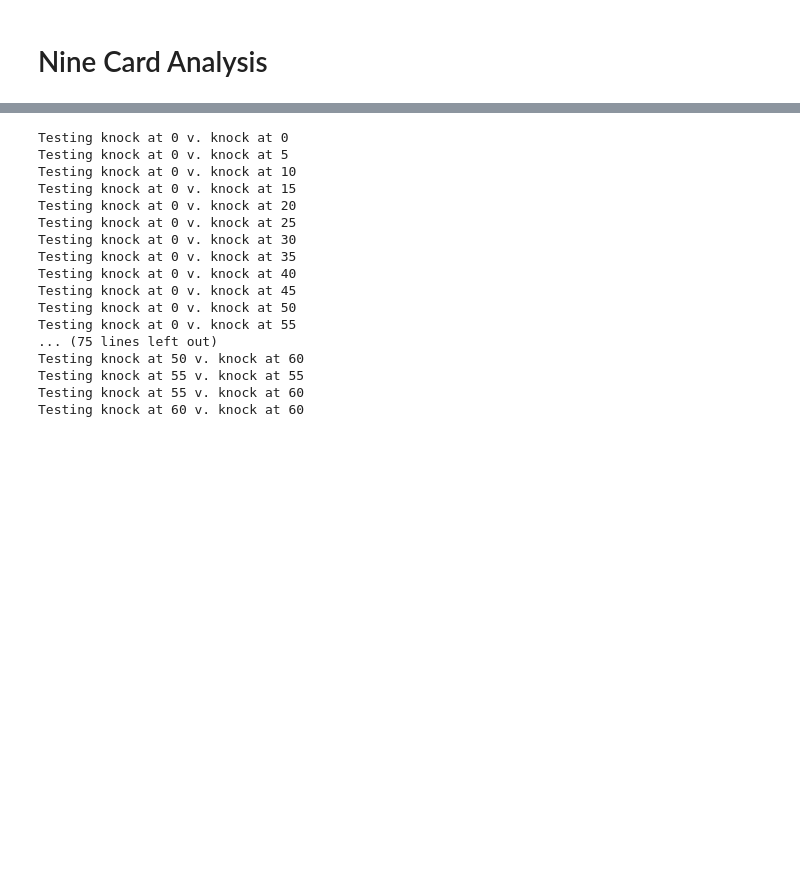
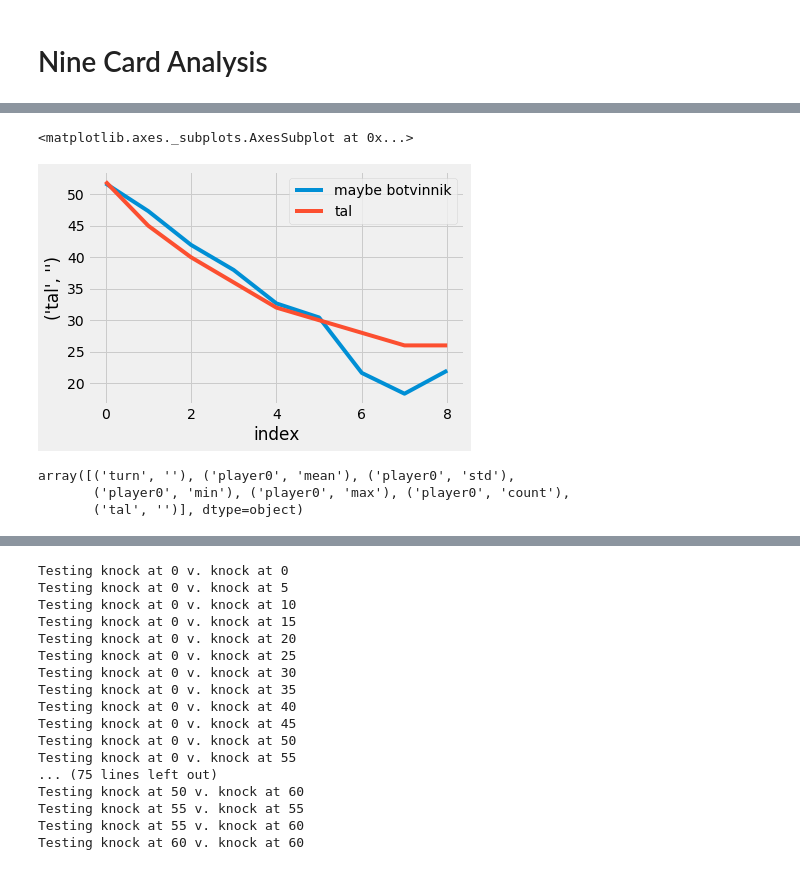
Before and after one commit to bmjoseph/NineCard, a Jupyter notebook: Analysis.ipynb, the cells around one changed output, grey strips where cells are left out. Drawn from its saved outputs; the diff is of its cells as text; code cells hidden in the pictures; blank space fills up the shorter version.

```diff
--- a/Analysis.ipynb
+++ b/Analysis.ipynb
@@ -23,8 +23,11 @@ strat_dict = {"Knock at 0": make_constant_score_knock_strategy(1),
               "Knock at 50": make_constant_score_knock_strategy(50),
               "Knock at 55": make_constant_score_knock_strategy(55),
               "Knock at 60": make_constant_score_knock_strategy(60),
+              "DynamicKnockHigh vs conservative knock 25": make_list_knock_strategy([45, 40, 36, 32, 30, 28, 26, 26, 25]),
               "No Pile": never_draw_from_pile,
               "Pile if Completes": draw_from_pile_if_completes,
-             "Half Length Near Runs and Sets Draw From Pile": half_length_near_runs_sets_draw_from_pile,
+              "Half Length Near Runs and Sets Draw From Pile": half_length_near_runs_sets_draw_from_pile,
+              "Turn 4 Near Runs and Sets Draw From Pile": generate_specific_turn_near_runs_sets_draw_from_pile(5),
+              "Turn 4 Near Runs and Sets Discard": generate_turn_near_runs_sets_discarder(5),
              "Discard Highest Non-Near Runs and Sets": near_runs_sets_discarder,
              "Discard Highest Useless": discard_highest_useless}
@@ -30,0 +85,22 @@ strat_dict = {"Knock at 0": make_constant_score_knock_strategy(1),
+# %%
+# rounds = []
+turn = []
+score_p0 = []
+
+for round_n in botvinnik_spying_100['player0']:
+    for enum0, score0 in enumerate(round_n):
+        turn.append(enum0)
+        score_p0.append(score0)
+
+
+
+starting_scores = []
+for i in range(1000):
+    if i % 100 == 0:
+        print(i)
+    D = Deck()
+    H = Hand()
+    H.add_cards(D.draw(9))
+    starting_scores.append(H.score())
+
+starting_scores[0:5]
@@ -30,0 +119,23 @@ strat_dict = {"Knock at 0": make_constant_score_knock_strategy(1),
+# %%
+p0_turn = pd.DataFrame({'turn': turn, 'player0': score_p0})
+p0_turn_grouped = p0_turn.groupby('turn').agg({'player0': [np.mean, np.std, min, max, 'count']}).reset_index()
+p0_turn_grouped['tal'] = [52, 45, 40, 36, 32, 30, 28, 26, 26]
+p0_turn_grouped[[('player0', 'mean'), ('player0', 'std'), ('tal', '')]]
+p0_turn_grouped = p0_turn_grouped.reset_index()
+p0_turn_grouped.to_csv('data/maybe_botvinnik.csv', index = None)
+# %%
+p0_turn_grouped = p0_turn_grouped.reset_index()
+# %%
+plt.style.use('fivethirtyeight')
+
+sns.lineplot(x = 'index', y = ('player0', 'mean'), data = p0_turn_grouped, label = 'maybe botvinnik')
+sns.lineplot(x = 'index', y = ('tal', ''), data = p0_turn_grouped, label = 'tal')
+# %% [output]
+<matplotlib.axes._subplots.AxesSubplot at 0x...>
+[figure, added]
+# %%
+p0_turn_grouped.columns.values
+# %% [output]
+array([('turn', ''), ('player0', 'mean'), ('player0', 'std'),
+       ('player0', 'min'), ('player0', 'max'), ('player0', 'count'),
+       ('tal', '')], dtype=object)
```
Also changed, not shown: parts of 6 cells of this notebook, 7 other files.
